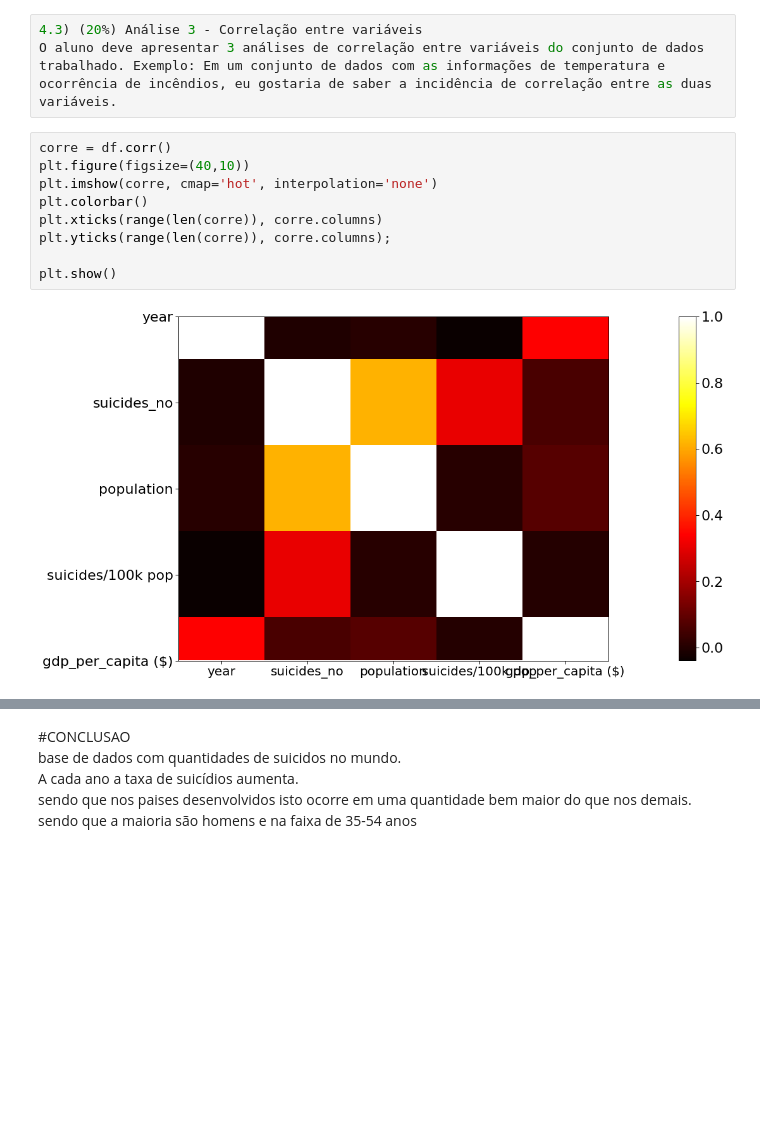
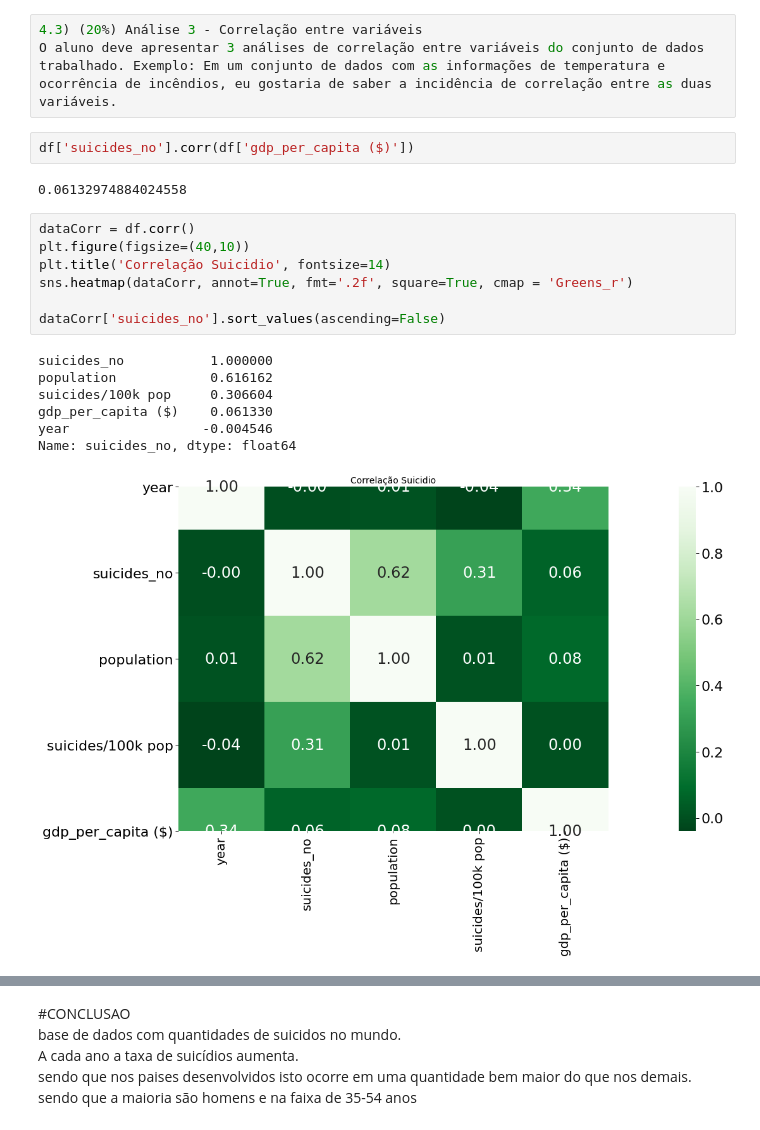
Before and after one commit to thiagobhte/pos-ds-ia, a Jupyter notebook: aed_projeto_1.ipynb, the cells around one changed output, grey strips where cells are left out. Drawn from its saved outputs; the diff is of its cells as text; blank space fills up the shorter version.

```diff
--- a/aed_projeto_1.ipynb
+++ b/aed_projeto_1.ipynb
@@ -219,14 +219,22 @@ O aluno deve apresentar as mesmas distribuições para cada valor da variável d
 # %%
 4.3) (20%) Análise 3 - Correlação entre variáveis
 O aluno deve apresentar 3 análises de correlação entre variáveis do conjunto de dados trabalhado. Exemplo: Em um conjunto de dados com as informações de temperatura e ocorrência de incêndios, eu gostaria de saber a incidência de correlação entre as duas variáveis.
-# %%
-corre = df.corr()
-plt.figure(figsize=(40,10))
-plt.imshow(corre, cmap='hot', interpolation='none')
-plt.colorbar()
-plt.xticks(range(len(corre)), corre.columns)
-plt.yticks(range(len(corre)), corre.columns);
-
-plt.show()
-# %% [output]
-[figure, removed]
+# %%
+df['suicides_no'].corr(df['gdp_per_capita ($)'])
+# %% [output]
+0.06132974884024558
+# %%
+dataCorr = df.corr()
+plt.figure(figsize=(40,10))
+plt.title('Correlação Suicidio', fontsize=14)
+sns.heatmap(dataCorr, annot=True, fmt='.2f', square=True, cmap = 'Greens_r')
+
+dataCorr['suicides_no'].sort_values(ascending=False)
+# %% [output]
+suicides_no           1.000000
+population            0.616162
+suicides/100k pop     0.306604
+gdp_per_capita ($)    0.061330
+year                 -0.004546
+Name: suicides_no, dtype: float64
+[figure, added]
```
Also changed, not shown: parts of 1 cell of this notebook.
